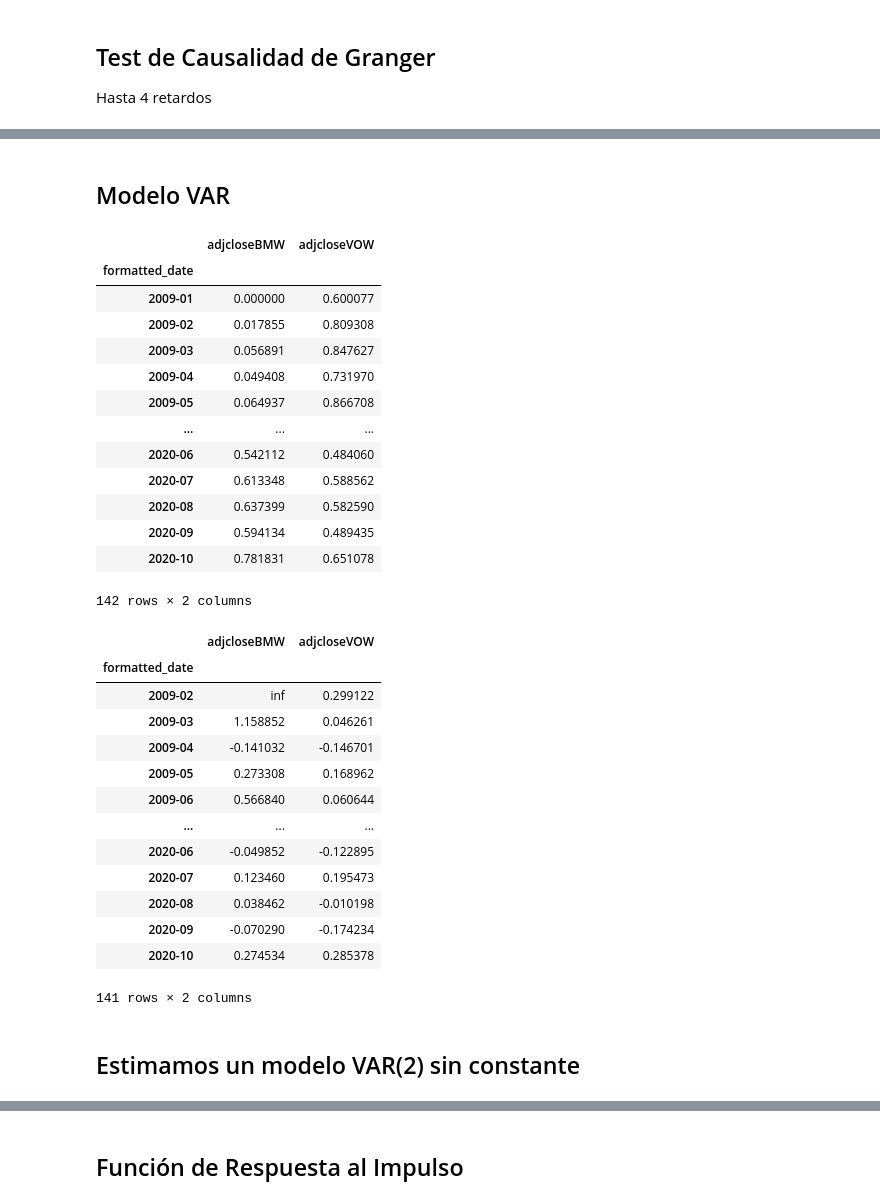
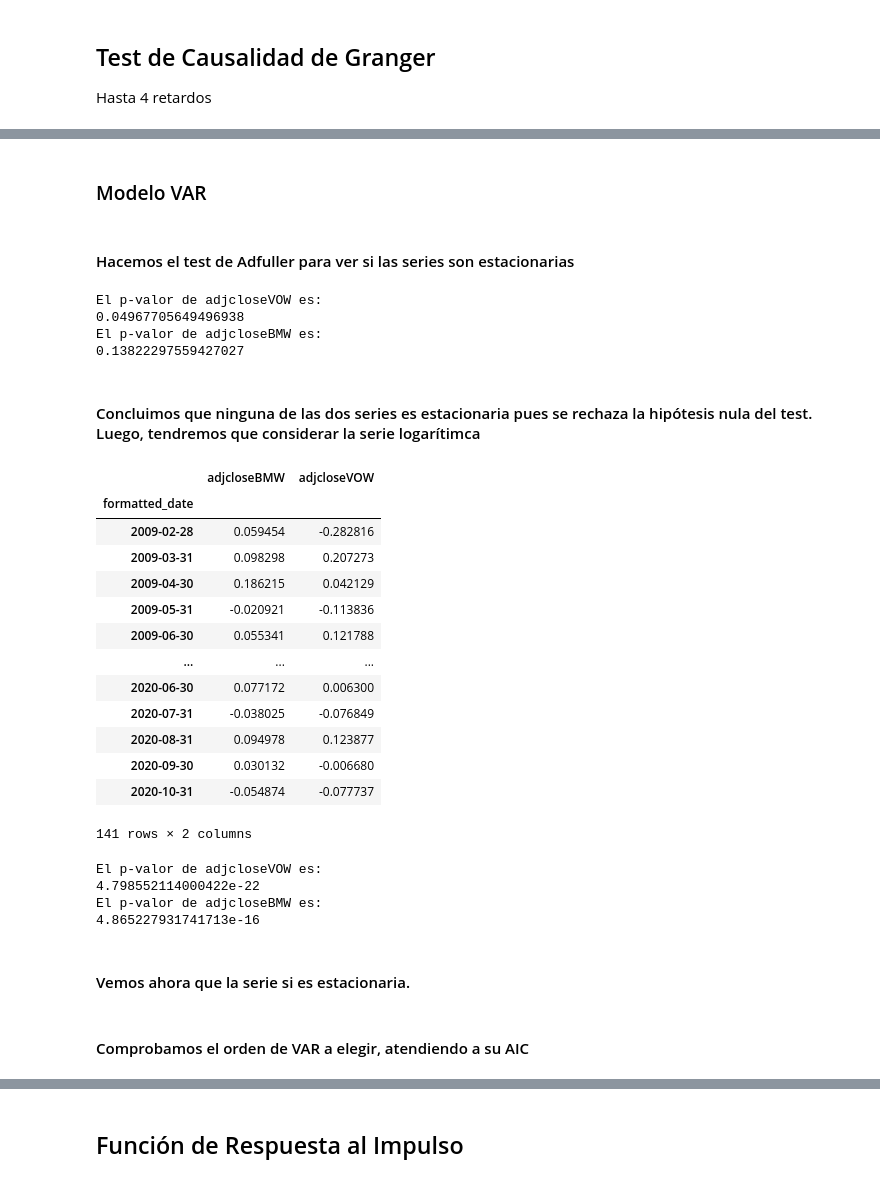
Before and after one commit to aitorlarrinoa/Series-temporales, a Jupyter notebook: Practices/HW03/HW03_Aitor_Larrinoa.ipynb, the cells around one changed output, grey strips where cells are left out. Cells and saved outputs as stored; diff of their text form; code cells hidden in the pictures.

```diff
--- a/Practices/HW03/HW03_Aitor_Larrinoa.ipynb
+++ b/Practices/HW03/HW03_Aitor_Larrinoa.ipynb
@@ -61,7 +55,7 @@ yf_VOW = YahooFinancials('VOW.DE')
 data_VOW = yf_VOW.get_historical_price_data(
   start_date='2009-01-30',
   end_date='2020-11-01',
-  time_interval='monthly'
+  time_interval='daily'
 )
 
 df_VOW = pd.DataFrame(data_VOW['VOW.DE']['prices'])
@@ -80,5 +74,5 @@ df_VOW.head()
 # %%
-df_BMW_m = df_BMW.resample("m").last().to_period("M")
+df_BMW_m = df_BMW.resample("m").last()
 df_BMW_m
 # %% [output]
 |  | adjclose |
@@ -97,6 +91,6 @@ df_BMW_m
 142 rows × 1 columns
 # %%
-df_VOW_m = df_VOW.resample("m").last().to_period("M")
+df_VOW_m = df_VOW.resample("m").last()
 df_VOW_m
 # %% [output]
 |  | adjclose |
@@ -186,3 +192,6 @@ plt.savefig("Both time series together (scaled).png", dpi=300, bbox_inches='tigh
 # %% [markdown]
 ## Test de Causalidad de Granger
 Hasta 4 retardos
+# %%
+df_both = df_BMW_m.merge(df_VOW_m, on="formatted_date", suffixes=["BMW", "VOW"])
+df_both
@@ -210,38 +234,45 @@ parameter F test:         F=1.1222  , p=0.3503  , df_denom=105, df_num=12
 # %% [markdown]
-## Modelo VAR
+### Modelo VAR
-# %%
-df_data
-# %% [output]
-|  | adjcloseBMW | adjcloseVOW |
-| formatted_date |  |  |
-| 2009-01 | 0.000000 | 0.600077 |
-| 2009-02 | 0.017855 | 0.809308 |
-| 2009-03 | 0.056891 | 0.847627 |
-| 2009-04 | 0.049408 | 0.731970 |
-| 2009-05 | 0.064937 | 0.866708 |
-| ... | ... | ... |
-| 2020-06 | 0.542112 | 0.484060 |
-| 2020-07 | 0.613348 | 0.588562 |
-| 2020-08 | 0.637399 | 0.582590 |
-| 2020-09 | 0.594134 | 0.489435 |
-| 2020-10 | 0.781831 | 0.651078 |
-142 rows × 2 columns
+# %% [markdown]
+#### Hacemos el test de Adfuller para ver si las series son estacionarias
+# %%
+for columna in df_both[['adjcloseVOW', 'adjcloseBMW']]:
+    print("El p-valor de", columna, "es:")
+    print(adfuller(df_both[columna])[1])
+# %% [output]
+El p-valor de adjcloseVOW es:
+0.04967705649496938
+El p-valor de adjcloseBMW es:
+0.13822297559427027
+# %% [markdown]
+#### Concluimos que ninguna de las dos series es estacionaria pues se rechaza la hipótesis nula del test. Luego, tendremos que considerar la serie logarítimca
 # %%
-returns_df = np.log(df_data).diff().dropna()
-returns_df
+diff_df = np.log(df_both).diff().dropna()
+diff_df
 # %% [output]
 |  | adjcloseBMW | adjcloseVOW |
 | formatted_date |  |  |
-| 2009-02 | inf | 0.299122 |
-| 2009-03 | 1.158852 | 0.046261 |
-| 2009-04 | -0.141032 | -0.146701 |
-| 2009-05 | 0.273308 | 0.168962 |
-| 2009-06 | 0.566840 | 0.060644 |
+| 2009-02-28 | 0.059454 | -0.282816 |
+| 2009-03-31 | 0.098298 | 0.207273 |
+| 2009-04-30 | 0.186215 | 0.042129 |
+| 2009-05-31 | -0.020921 | -0.113836 |
+| 2009-06-30 | 0.055341 | 0.121788 |
 | ... | ... | ... |
-| 2020-06 | -0.049852 | -0.122895 |
-| 2020-07 | 0.123460 | 0.195473 |
-| 2020-08 | 0.038462 | -0.010198 |
-| 2020-09 | -0.070290 | -0.174234 |
-| 2020-10 | 0.274534 | 0.285378 |
+| 2020-06-30 | 0.077172 | 0.006300 |
+| 2020-07-31 | -0.038025 | -0.076849 |
+| 2020-08-31 | 0.094978 | 0.123877 |
+| 2020-09-30 | 0.030132 | -0.006680 |
+| 2020-10-31 | -0.054874 | -0.077737 |
 141 rows × 2 columns
+# %%
+for columna in diff_df[['adjcloseVOW', 'adjcloseBMW']]:
+    print("El p-valor de", columna, "es:")
+    print(adfuller(diff_df[columna])[1])
+# %% [output]
+El p-valor de adjcloseVOW es:
+4.798552114000422e-22
+El p-valor de adjcloseBMW es:
+4.865227931741713e-16
+# %% [markdown]
+#### Vemos ahora que la serie si es estacionaria.
 # %%
@@ -249,2 +280,2 @@ model = VAR(returns_df)
-# %% [markdown]
-## Estimamos  un modelo VAR(2) sin constante
+# %% [markdown]
+#### Comprobamos el orden de VAR a elegir, atendiendo a su AIC
```
Also changed, not shown: parts of 133 cells of this notebook, 37 other files.
